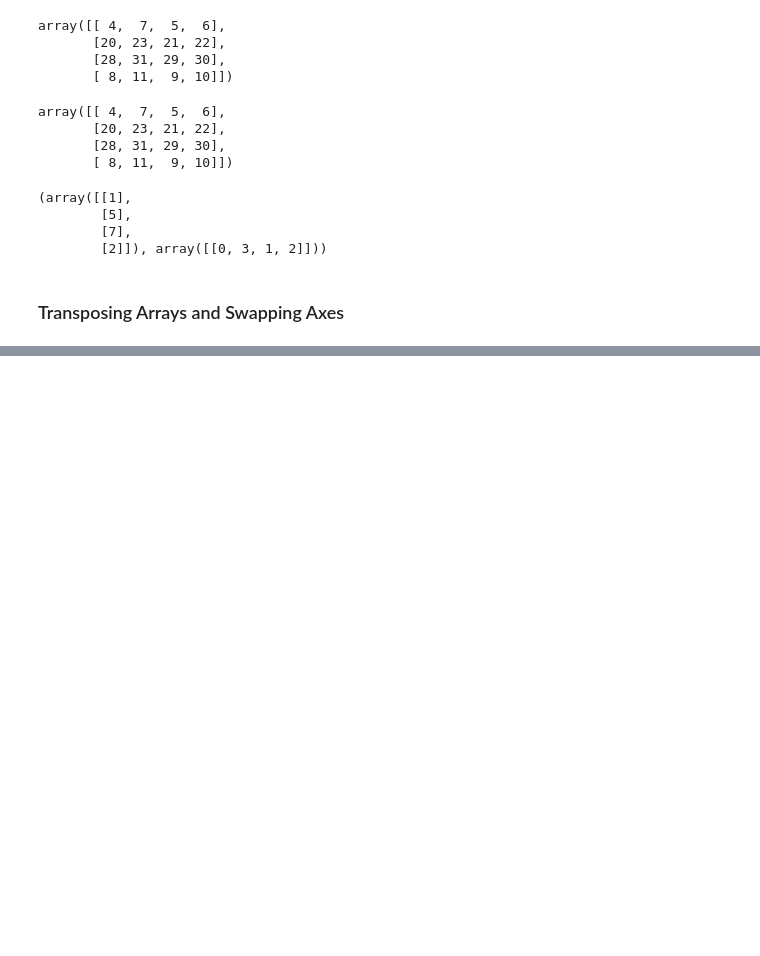
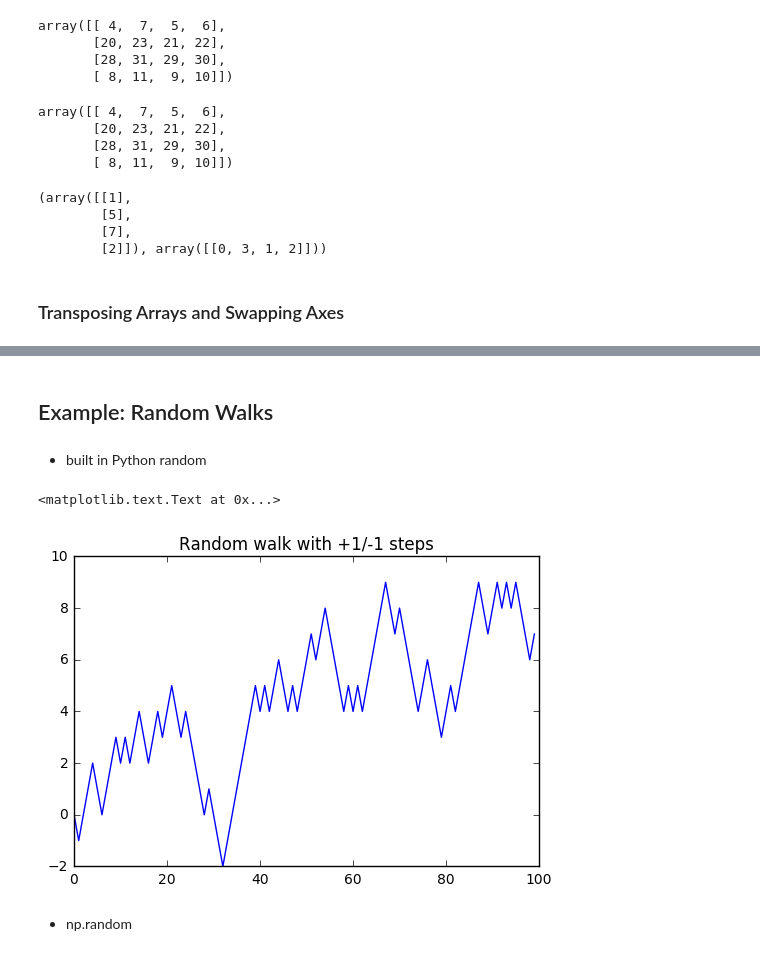
Before and after one commit to whatalnk/python-for-data-analysis, a Jupyter notebook: chap04.ipynb, the cells around one changed output, grey strips where cells are left out. Cells and saved outputs as stored; diff of their text form; code cells hidden in the pictures; blank space fills up the shorter version.

```diff
--- a/chap04.ipynb
+++ b/chap04.ipynb
@@ -491,0 +674,11 @@ np.ix_([1,5,7,2], [0,3,1,2])
+# %%
+result = []
+for i in range(n):
+    if cond1[i] and cond2[i]:
+        result.append(0)
+    elif cond1[i]:
+        result.append(1)
+    elif cond2[i]:
+        result.append(2)
+    else:
+        result.append(3)
@@ -491,0 +991,13 @@ np.ix_([1,5,7,2], [0,3,1,2])
+# %% [markdown]
+## Example: Random Walks
+# %% [markdown]
+* built in Python random
+# %%
+import random
+position = 0
+walk = [position]
+steps = 1000
+for i in range(steps):
+    step = 1 if random.randint(0, 1) else -1
+    position += step
+    walk.append(position)
@@ -491,0 +1006,8 @@ np.ix_([1,5,7,2], [0,3,1,2])
+# %%
+plt.plot(walk[:100])
+plt.title("Random walk with +1/-1 steps")
+# %% [output]
+<matplotlib.text.Text at 0x...>
+[figure, added]
+# %% [markdown]
+* np.random
```
Also changed, not shown: parts of 127 cells of this notebook, 2 other files.
